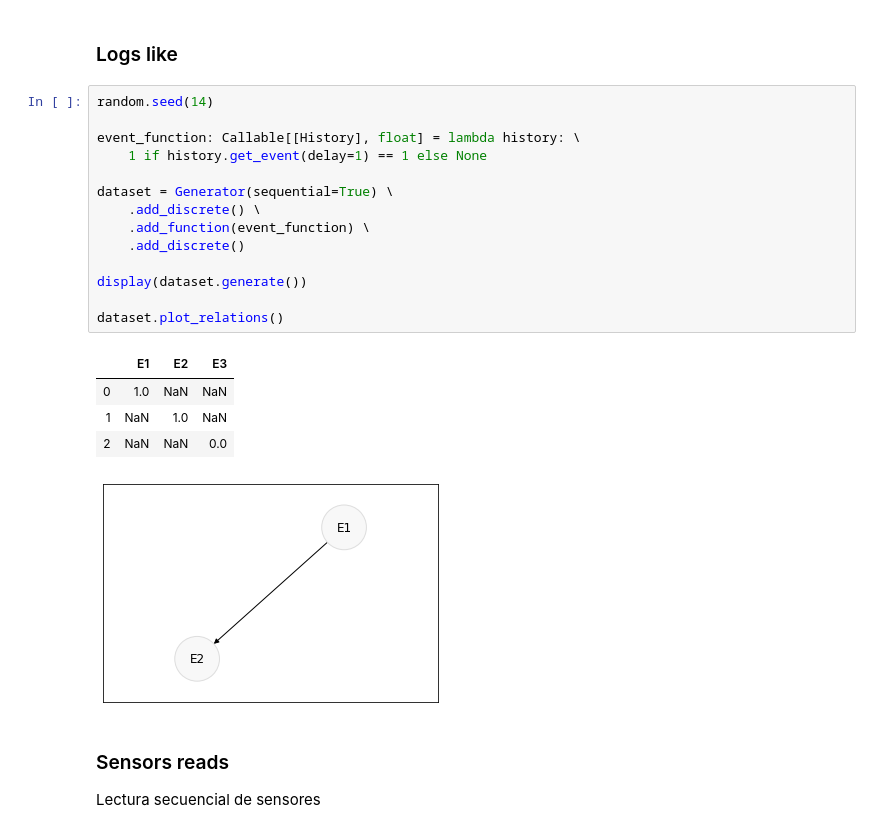
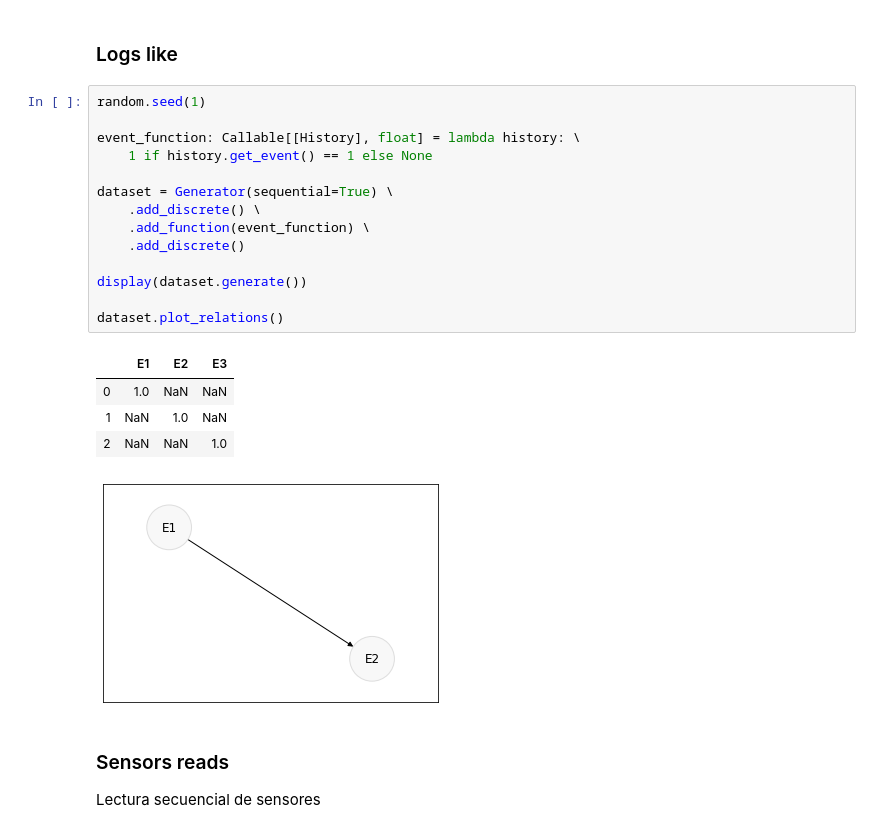
Before and after one commit to AdrienFelipe/Causal-discovery-Unit-testing, a Jupyter notebook: Untitled.ipynb, the cells around one changed output. Drawn from its saved outputs; the diff is of its cells as text.

Commit message:
Time as event 0

```diff
--- a/Untitled.ipynb
+++ b/Untitled.ipynb
@@ -75,25 +75,25 @@ dataset.plot_relations()
 # %% [markdown]
 ### Logs like
 # %%
-random.seed(14)
+random.seed(1)
 
 event_function: Callable[[History], float] = lambda history: \
-    1 if history.get_event(delay=1) == 1 else None
+    1 if history.get_event() == 1 else None
 
 dataset = Generator(sequential=True) \
     .add_discrete() \
     .add_function(event_function) \
     .add_discrete()
 
 display(dataset.generate())
 
 dataset.plot_relations()
 # %% [output]
 |  | E1 | E2 | E3 |
 | 0 | 1.0 | NaN | NaN |
 | 1 | NaN | 1.0 | NaN |
-| 2 | NaN | NaN | 0.0 |
+| 2 | NaN | NaN | 1.0 |
-[figure, old version]
+[figure, new version]
 # %% [markdown]
 ### Sensors reads
 Lectura secuencial de sensores
```
Also changed, not shown: parts of 17 cells of this notebook, 7 other files.
